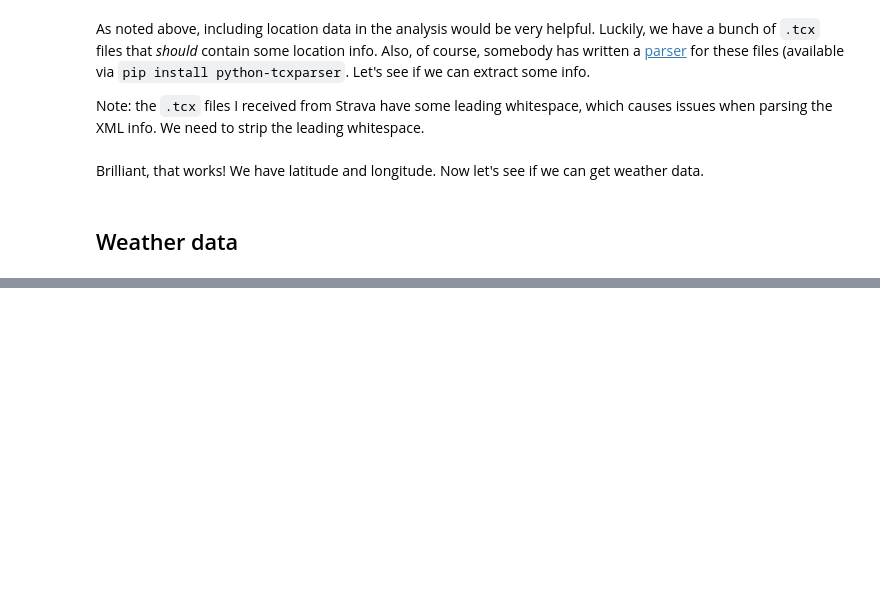
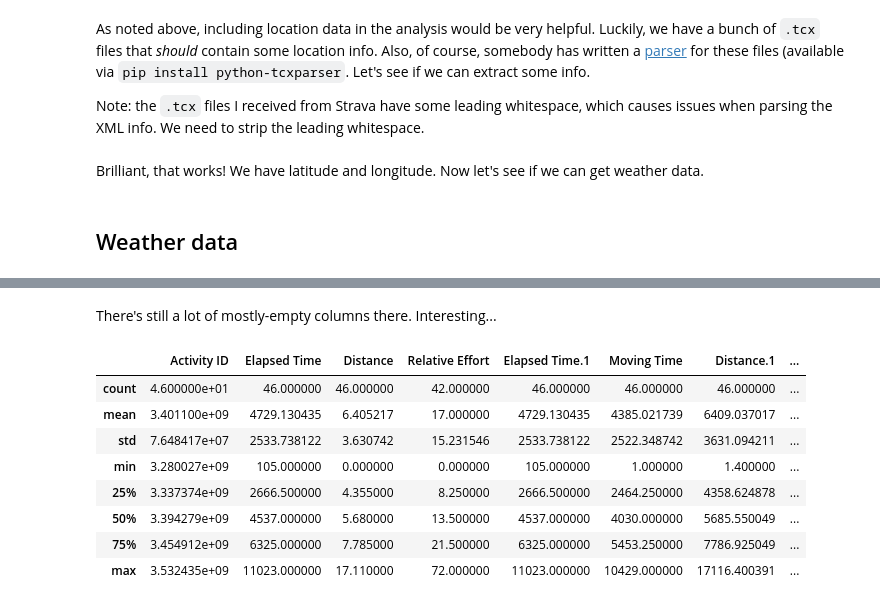
Before and after one commit to Lschoon/Strava_predict, a Jupyter notebook: Strava_explore.ipynb, the cells around one changed output, grey strips where cells are left out. Saved outputs shown, nothing was run; the diff lists cells and outputs as text; code cells hidden in the pictures; blank space fills up the shorter version.

```diff
--- a/Strava_explore.ipynb
+++ b/Strava_explore.ipynb
@@ -207,0 +230,14 @@ Brilliant, that works! We have latitude and longitude. Now let's see if we can g
+# %% [markdown]
+There's still a lot of mostly-empty columns there. Interesting...
+# %%
+activities_df.describe()
+# %% [output]
+|  | Activity ID | Elapsed Time | Distance | Relative Effort | Elapsed Time.1 | Moving Time | Distance.1 | ... |
+| count | 4.600000e+01 | 46.000000 | 46.000000 | 42.000000 | 46.000000 | 46.000000 | 46.000000 | ... |
+| mean | 3.401100e+09 | 4729.130435 | 6.405217 | 17.000000 | 4729.130435 | 4385.021739 | 6409.037017 | ... |
+| std | 7.648417e+07 | 2533.738122 | 3.630742 | 15.231546 | 2533.738122 | 2522.348742 | 3631.094211 | ... |
+| min | 3.280027e+09 | 105.000000 | 0.000000 | 0.000000 | 105.000000 | 1.000000 | 1.400000 | ... |
+| 25% | 3.337374e+09 | 2666.500000 | 4.355000 | 8.250000 | 2666.500000 | 2464.250000 | 4358.624878 | ... |
+| 50% | 3.394279e+09 | 4537.000000 | 5.680000 | 13.500000 | 4537.000000 | 4030.000000 | 5685.550049 | ... |
+| 75% | 3.454912e+09 | 6325.000000 | 7.785000 | 21.500000 | 6325.000000 | 5453.250000 | 7786.925049 | ... |
+| max | 3.532435e+09 | 11023.000000 | 17.110000 | 72.000000 | 11023.000000 | 10429.000000 | 17116.400391 | ... |
```
Also changed, not shown: parts of 14 cells of this notebook.
